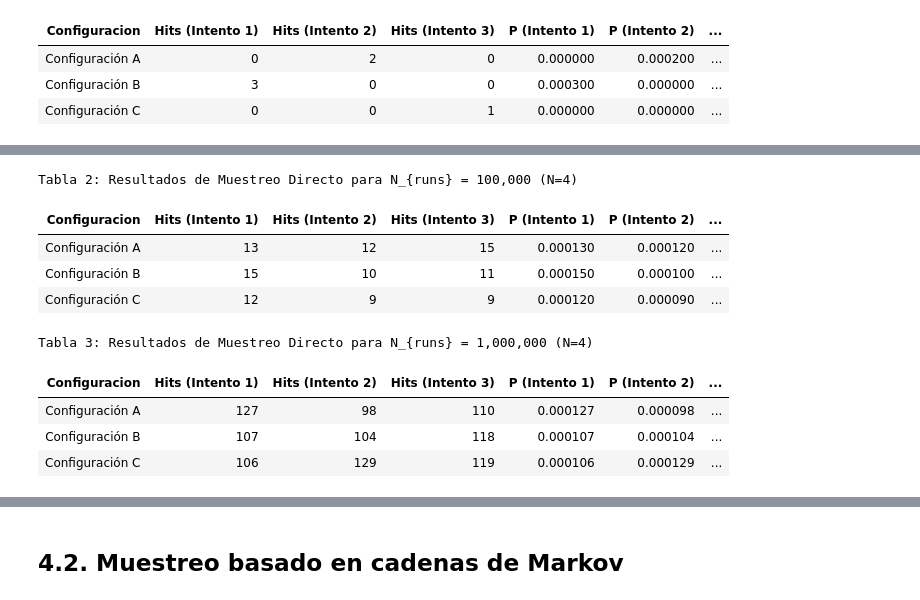
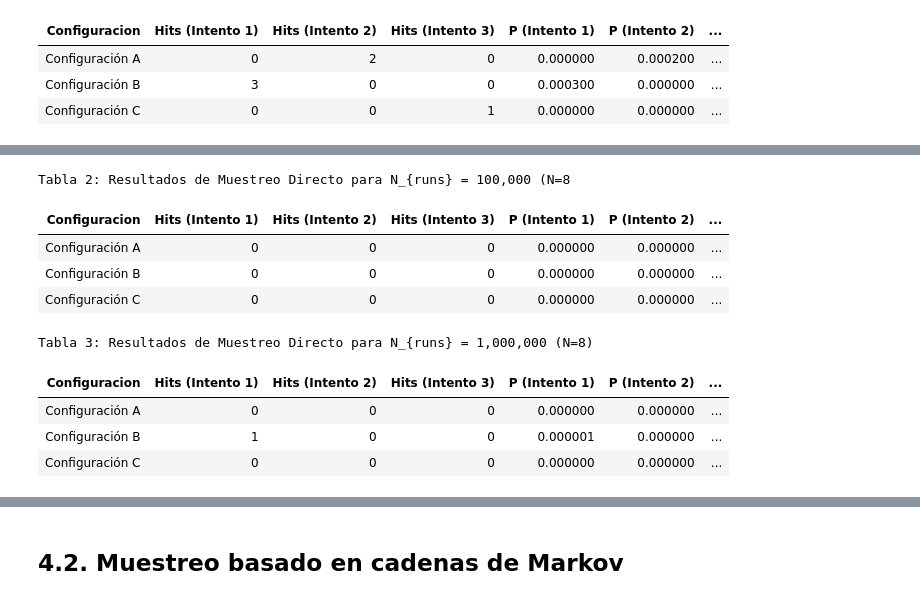
Before and after one commit to julianramirezd/Proyectos_Fisica, a Jupyter notebook: miniproyecto_1/informe_miniproyecto_1.ipynb, the cells around one changed output, grey strips where cells are left out. Saved outputs shown, nothing was run; the diff lists cells and outputs as text; code cells hidden in the pictures.

```diff
--- a/miniproyecto_1/informe_miniproyecto_1.ipynb
+++ b/miniproyecto_1/informe_miniproyecto_1.ipynb
@@ -77,7 +429,7 @@ Tabla 1: Resultados de Muestreo Directo para N_{runs} = 10,000 (N=4)
 import pandas as pd
 
 # 1. Cargar el archivo con las 3 repeticiones por intento
-df = pd.read_csv("data/resultados_ds_N4_1e5.csv")
+df = pd.read_csv("data/resultados_ds_N8_1e5.csv")
 
 # 2. Reorganizar la tabla pivoteando la columna 'Intento' hacia las columnas
 df_pivot = df.pivot(
@@ -113,7 +465,7 @@ df_final = df_pivot.reset_index()
 
 # 7. Renderizar la tabla con Pandas Style
 df_final.style.set_caption(
-    f"<b>Tabla 2:</b> Resultados de Muestreo Directo para N_{{runs}} = {n_runs_val:,} (N=4)"
+    f"<b>Tabla 2:</b> Resultados de Muestreo Directo para N_{{runs}} = {n_runs_val:,} (N=8"
 ).format(
     {
         "Hits (Intento 1)": "{:,.0f}",
@@ -127,16 +479,16 @@ df_final.style.set_caption(
     }
 ).hide(axis="index")
 # %% [output]
-Tabla 2: Resultados de Muestreo Directo para N_{runs} = 100,000 (N=4)
+Tabla 2: Resultados de Muestreo Directo para N_{runs} = 100,000 (N=8
 | Configuracion | Hits (Intento 1) | Hits (Intento 2) | Hits (Intento 3) | P (Intento 1) | P (Intento 2) | ... |
-| Configuración A | 13 | 12 | 15 | 0.000130 | 0.000120 | ... |
-| Configuración B | 15 | 10 | 11 | 0.000150 | 0.000100 | ... |
-| Configuración C | 12 | 9 | 9 | 0.000120 | 0.000090 | ... |
+| Configuración A | 0 | 0 | 0 | 0.000000 | 0.000000 | ... |
+| Configuración B | 0 | 0 | 0 | 0.000000 | 0.000000 | ... |
+| Configuración C | 0 | 0 | 0 | 0.000000 | 0.000000 | ... |
 # %%
 import pandas as pd
 
 # 1. Cargar el archivo con las 3 repeticiones por intento
-df = pd.read_csv("data/resultados_ds_N4_1e6.csv")
+df = pd.read_csv("data/resultados_ds_N8_1e6.csv")
 
 # 2. Reorganizar la tabla pivoteando la columna 'Intento' hacia las columnas
 df_pivot = df.pivot(
@@ -159,35 +511,35 @@ df_pivot.columns = [
 ]
 
 # 5. Calcular la media y desviación estándar de los hits y la probabilidad a través de las columnas
 df_pivot["Media Hits"] = df_pivot[
     ["Hits (Intento 1)", "Hits (Intento 2)", "Hits (Intento 3)"]
 ].mean(axis=1)
 
 df_pivot["Probabilidad Media (P)"] = df_pivot[
     ["P (Intento 1)", "P (Intento 2)", "P (Intento 3)"]
 ].mean(axis=1)
 
 # 6. Resetear el índice para que 'Configuracion' sea una columna normal
 df_final = df_pivot.reset_index()
 
 # 7. Renderizar la tabla con Pandas Style
 df_final.style.set_caption(
-    f"<b>Tabla 3:</b> Resultados de Muestreo Directo para N_{{runs}} = {n_runs_val:,} (N=4)"
+    f"<b>Tabla 3:</b> Resultados de Muestreo Directo para N_{{runs}} = {n_runs_val:,} (N=8)"
 ).format(
     {
         "Hits (Intento 1)": "{:,.0f}",
         "Hits (Intento 2)": "{:,.0f}",
         "Hits (Intento 3)": "{:,.0f}",
         "Media Hits": "{:,.1f}",
         "P (Intento 1)": "{:.6f}",
         "P (Intento 2)": "{:.6f}",
         "P (Intento 3)": "{:.6f}",
         "Probabilidad Media (P)": "{:.6f}",
     }
 ).hide(axis="index")
 # %% [output]
-Tabla 3: Resultados de Muestreo Directo para N_{runs} = 1,000,000 (N=4)
+Tabla 3: Resultados de Muestreo Directo para N_{runs} = 1,000,000 (N=8)
 | Configuracion | Hits (Intento 1) | Hits (Intento 2) | Hits (Intento 3) | P (Intento 1) | P (Intento 2) | ... |
-| Configuración A | 127 | 98 | 110 | 0.000127 | 0.000098 | ... |
-| Configuración B | 107 | 104 | 118 | 0.000107 | 0.000104 | ... |
-| Configuración C | 106 | 129 | 119 | 0.000106 | 0.000129 | ... |
+| Configuración A | 0 | 0 | 0 | 0.000000 | 0.000000 | ... |
+| Configuración B | 1 | 0 | 0 | 0.000001 | 0.000000 | ... |
+| Configuración C | 0 | 0 | 0 | 0.000000 | 0.000000 | ... |
```
Also changed, not shown: parts of 25 cells of this notebook.
